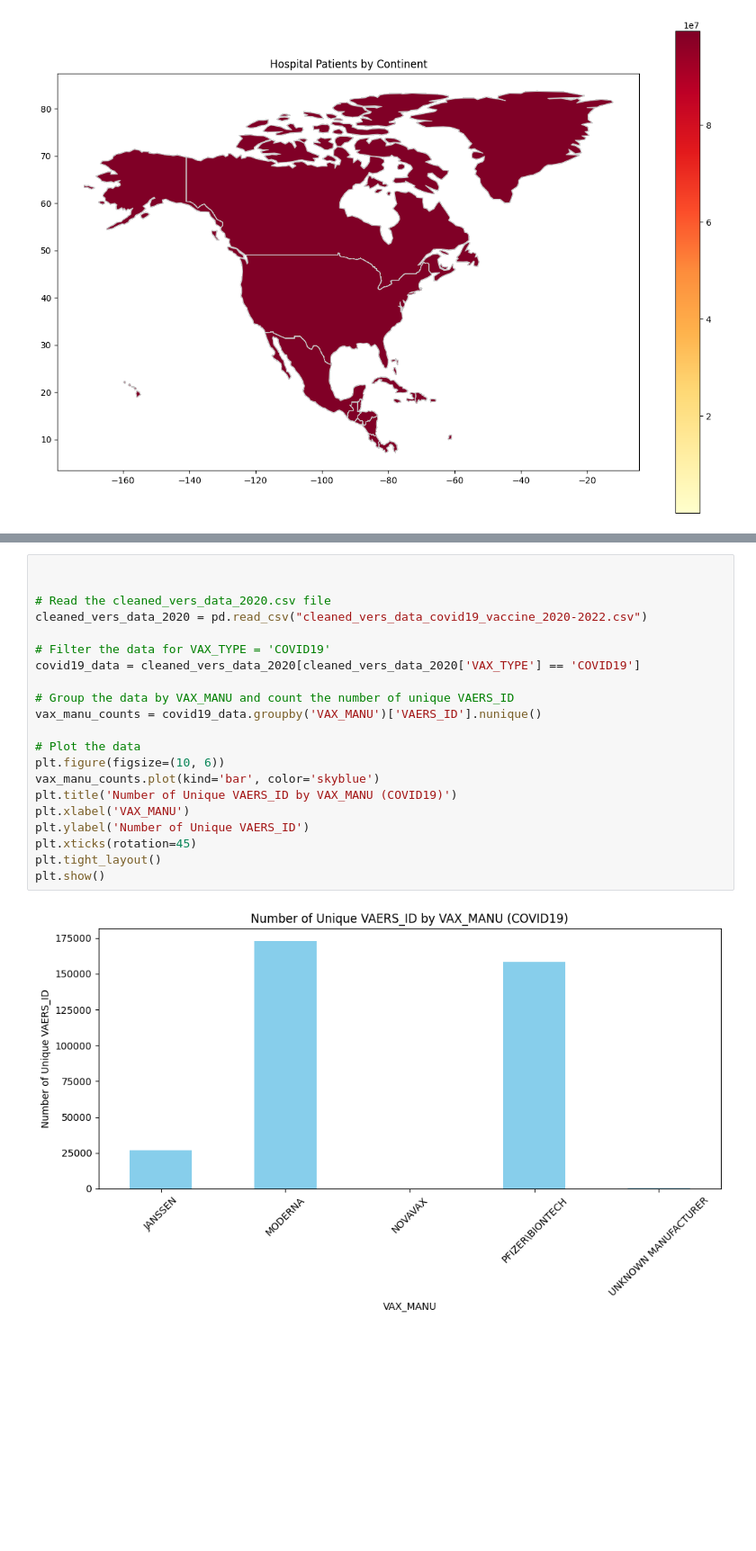
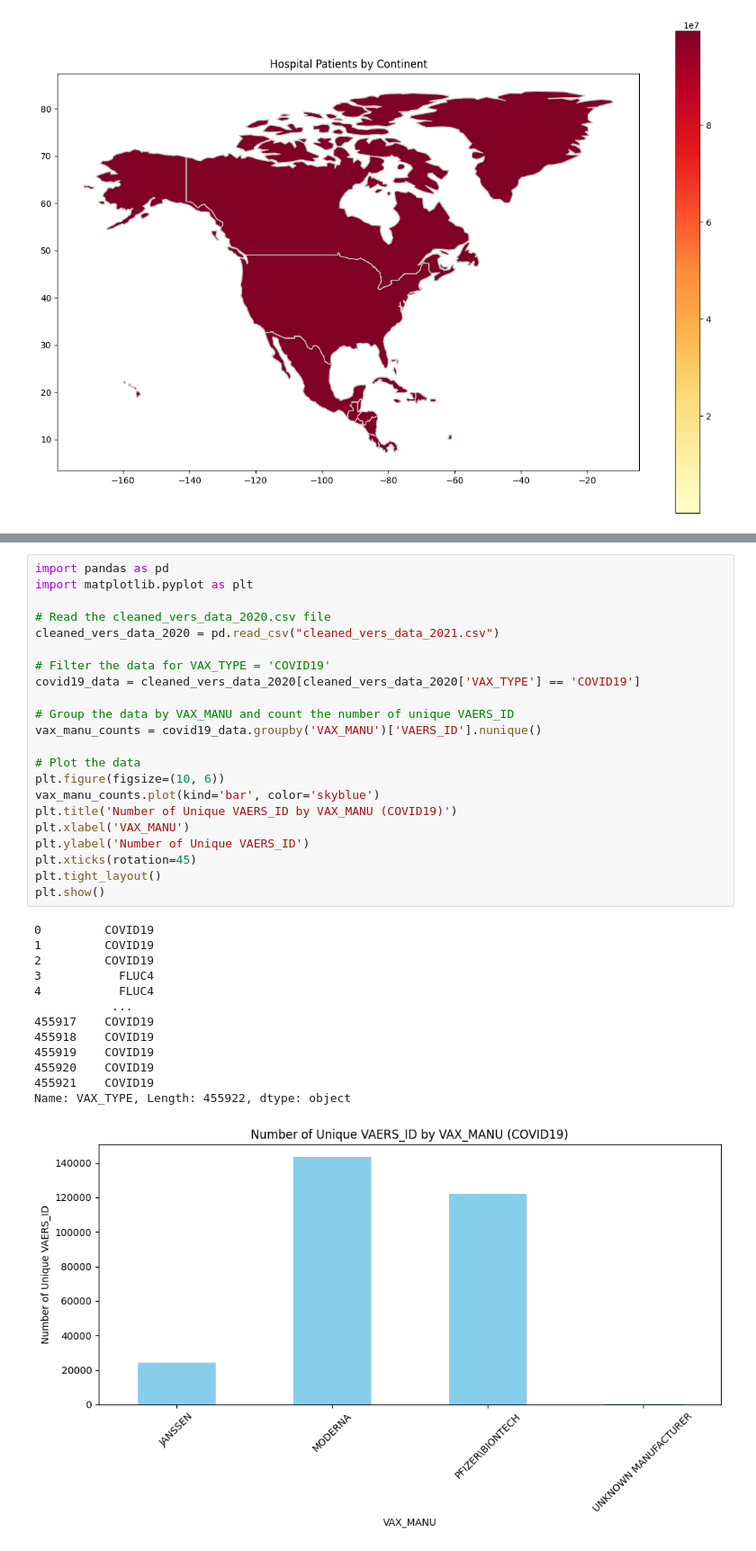
Before and after one commit to Rutu136/COMP4710-World-Vaccine-Adverse-Reactions, a Jupyter notebook: Group8_covid_visualization.ipynb, the cells around one changed output, grey strips where cells are left out. Shown at 90% size. Drawn from its saved outputs; the diff is of its cells as text; blank space fills up the shorter version.

```diff
--- a/Group8_covid_visualization.ipynb
+++ b/Group8_covid_visualization.ipynb
@@ -114,25 +130,38 @@ print(df1.columns.tolist())
 # %% [output]
 ['VAERS_ID', 'RECVDATE', 'STATE', 'AGE_YRS', 'CAGE_YR', 'SEX', 'SYMPTOM_TEXT', 'DIED', 'DATEDIED', 'L_THREAT', 'ER_VISIT', 'HOSPITAL', 'HOSPDAYS', 'X_STAY', 'DISABLE', 'RECOVD', 'VAX_DATE', 'ONSET_DAT ...
 # %%
-
+import pandas as pd
+import matplotlib.pyplot as plt
 
 # Read the cleaned_vers_data_2020.csv file
-cleaned_vers_data_2020 = pd.read_csv("cleaned_vers_data_covid19_vaccine_2020-2022.csv")
+cleaned_vers_data_2020 = pd.read_csv("cleaned_vers_data_2021.csv")
 
 # Filter the data for VAX_TYPE = 'COVID19'
 covid19_data = cleaned_vers_data_2020[cleaned_vers_data_2020['VAX_TYPE'] == 'COVID19']
 
 # Group the data by VAX_MANU and count the number of unique VAERS_ID
 vax_manu_counts = covid19_data.groupby('VAX_MANU')['VAERS_ID'].nunique()
 
 # Plot the data
 plt.figure(figsize=(10, 6))
 vax_manu_counts.plot(kind='bar', color='skyblue')
 plt.title('Number of Unique VAERS_ID by VAX_MANU (COVID19)')
 plt.xlabel('VAX_MANU')
 plt.ylabel('Number of Unique VAERS_ID')
 plt.xticks(rotation=45)
 plt.tight_layout()
 plt.show()
 # %% [output]
+0         COVID19
+1         COVID19
+2         COVID19
+3           FLUC4
+4           FLUC4
+           ...
+455917    COVID19
+455918    COVID19
+455919    COVID19
+455920    COVID19
+455921    COVID19
+Name: VAX_TYPE, Length: 455922, dtype: object
-[figure, old version]
+[figure, new version]
```
Also changed, not shown: parts of 8 cells of this notebook.
